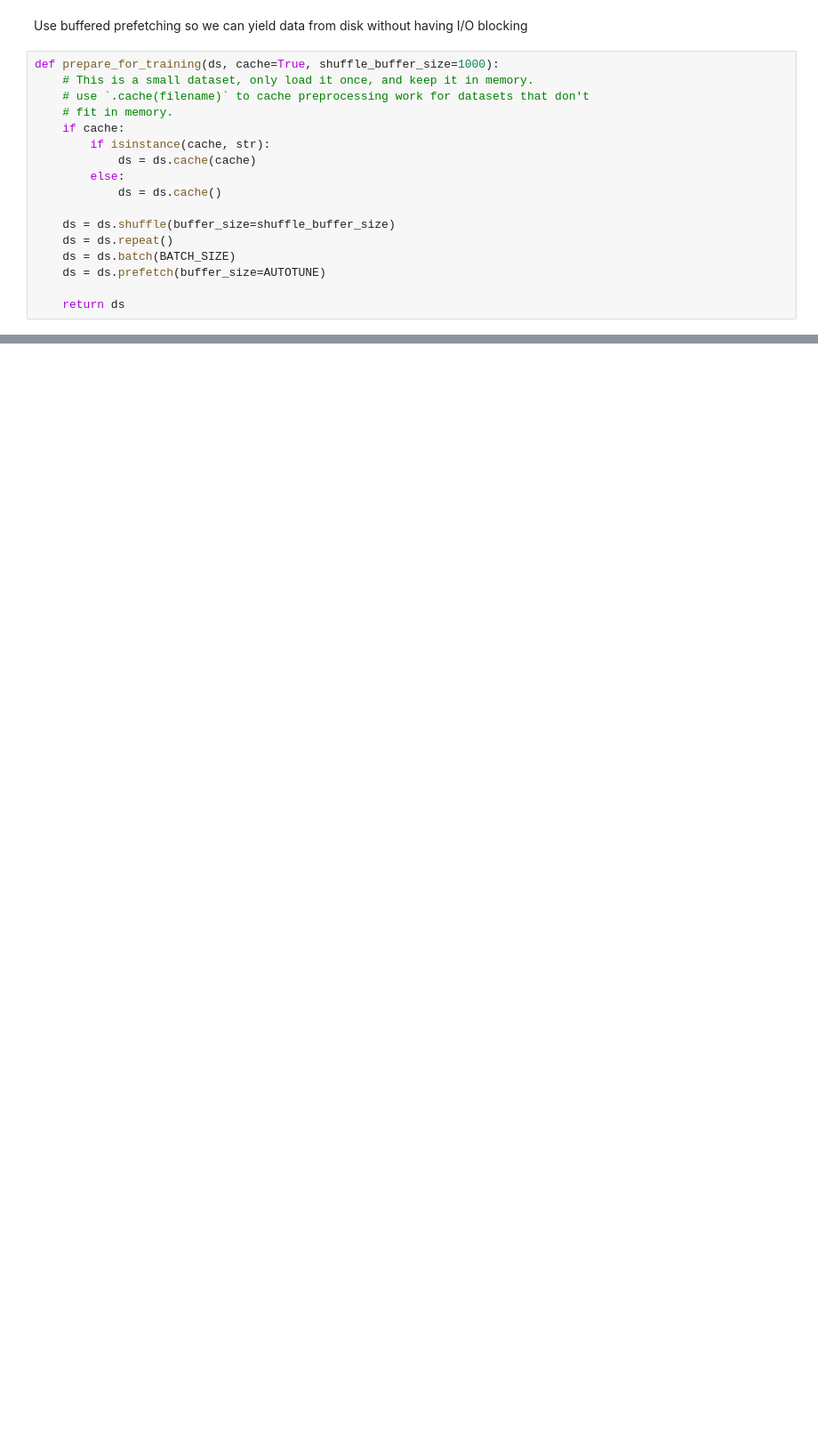
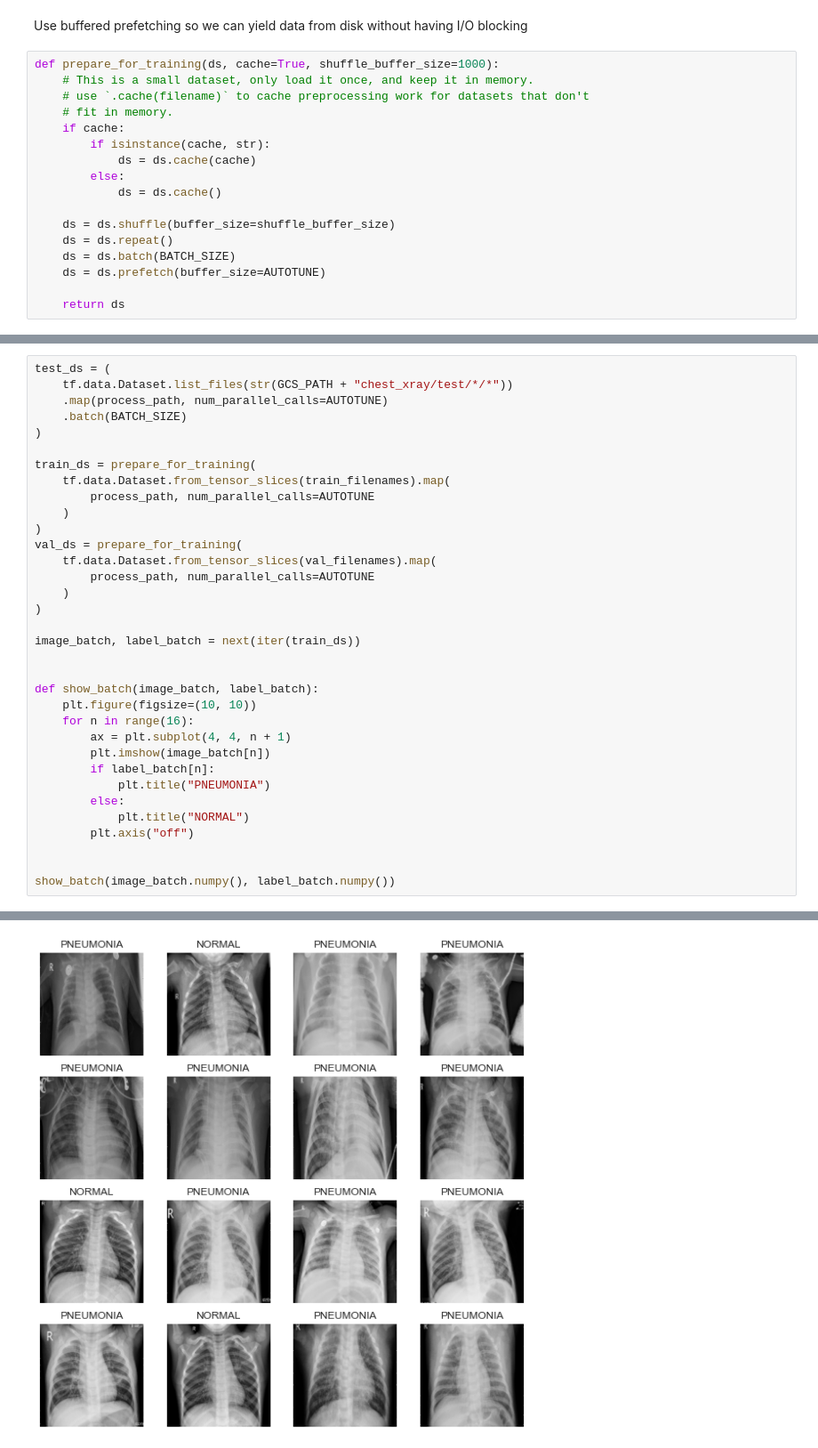
Before and after one commit to shaunsingh/xray-pneumonia-transfer-learning-edge-tpu, a Jupyter notebook: Pneumonia Detection on Edge TPU.ipynb, the cells around one changed output, grey strips where cells are left out. Shown at 89% size. Drawn from its saved outputs; the diff is of its cells as text; blank space fills up the shorter version.

```diff
--- a/Pneumonia Detection on Edge TPU.ipynb
+++ b/Pneumonia Detection on Edge TPU.ipynb
@@ -270,0 +260,35 @@ Google's edgeTPU compiler only works on linux, and only on x86_64 at that. Lets
+# %%
+test_ds = (
+    tf.data.Dataset.list_files(str(GCS_PATH + "chest_xray/test/*/*"))
+    .map(process_path, num_parallel_calls=AUTOTUNE)
+    .batch(BATCH_SIZE)
+)
+
+train_ds = prepare_for_training(
+    tf.data.Dataset.from_tensor_slices(train_filenames).map(
+        process_path, num_parallel_calls=AUTOTUNE
+    )
+)
+val_ds = prepare_for_training(
+    tf.data.Dataset.from_tensor_slices(val_filenames).map(
+        process_path, num_parallel_calls=AUTOTUNE
+    )
+)
+
+image_batch, label_batch = next(iter(train_ds))
+
+
+def show_batch(image_batch, label_batch):
+    plt.figure(figsize=(10, 10))
+    for n in range(16):
+        ax = plt.subplot(4, 4, n + 1)
+        plt.imshow(image_batch[n])
+        if label_batch[n]:
+            plt.title("PNEUMONIA")
+        else:
+            plt.title("NORMAL")
+        plt.axis("off")
+
+
+show_batch(image_batch.numpy(), label_batch.numpy())
+# %% [output]
@@ -270,0 +297 @@ Google's edgeTPU compiler only works on linux, and only on x86_64 at that. Lets
+[figure, added]
```
Also changed, not shown: parts of 61 cells of this notebook, 9 other files.
